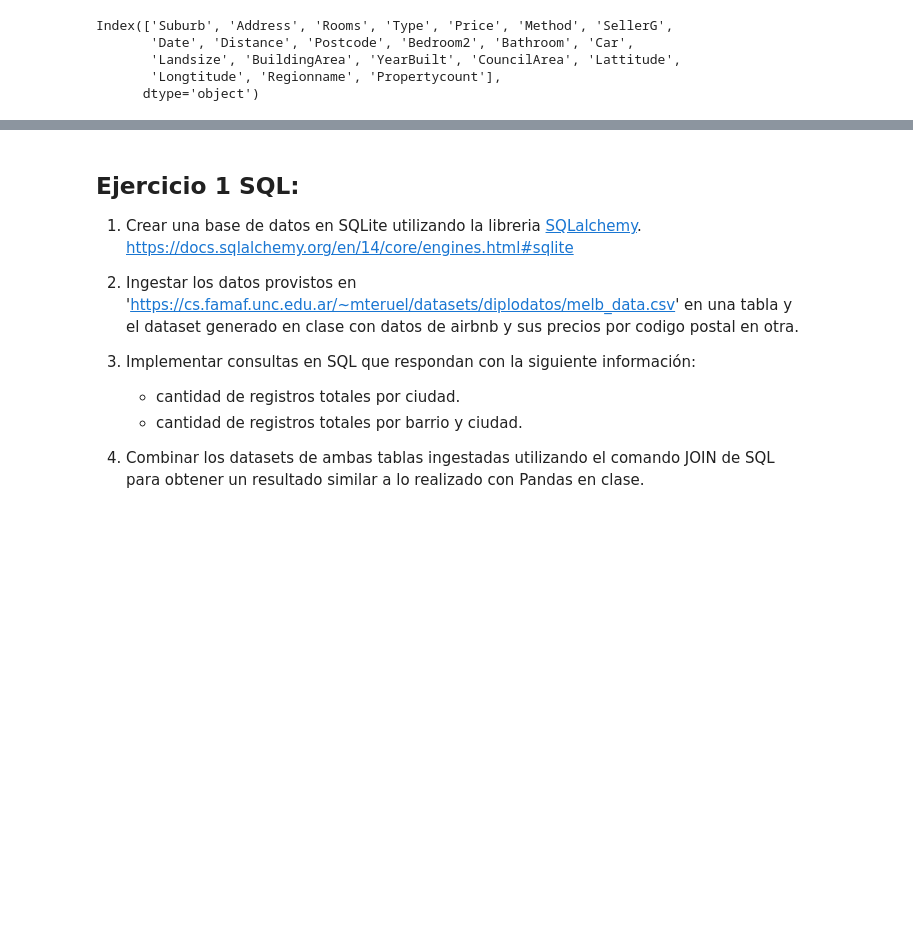
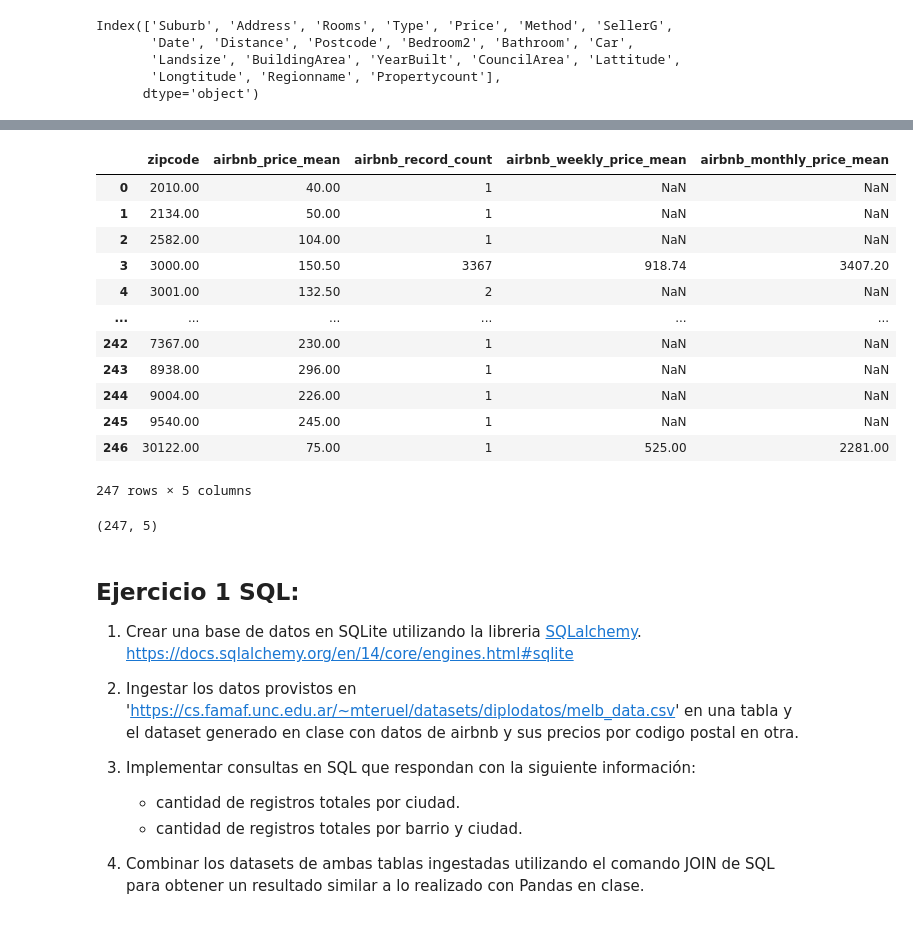
Before and after one commit to CarolinaFassi/DIPLOMATURA, a Jupyter notebook: EyCD_ENTREGABLE_1.ipynb, the cells around one changed output, grey strips where cells are left out. Saved outputs shown, nothing was run; the diff lists cells and outputs as text; code cells hidden in the pictures; blank space fills up the shorter version.

```diff
--- a/EyCD_ENTREGABLE_1.ipynb
+++ b/EyCD_ENTREGABLE_1.ipynb
@@ -89,0 +93,34 @@ airbnb_df[:4]
+# %%
+relevant_cols = ['price', 'weekly_price', 'monthly_price', 'zipcode']
+
+airbnb_price_by_zipcode = airbnb_df[relevant_cols].groupby('zipcode')\
+  .agg({'price': ['mean', 'count'], 'weekly_price': 'mean',
+        'monthly_price': 'mean'})\
+  .reset_index()
+
+airbnb_price_by_zipcode.columns = [
+  ' '.join(col).strip()
+  for col in airbnb_price_by_zipcode.columns.values]
+# Rename columns
+airbnb_price_by_zipcode = airbnb_price_by_zipcode.rename(
+    columns={'price mean': 'airbnb_price_mean',
+             'price count': 'airbnb_record_count',
+             'weekly_price mean': 'airbnb_weekly_price_mean',
+             'monthly_price mean': 'airbnb_monthly_price_mean'}
+)
+
+airbnb_price_by_zipcode[:]
+# %% [output]
+|  | zipcode | airbnb_price_mean | airbnb_record_count | airbnb_weekly_price_mean | airbnb_monthly_price_mean |
+| 0 | 2010.00 | 40.00 | 1 | NaN | NaN |
+| 1 | 2134.00 | 50.00 | 1 | NaN | NaN |
+| 2 | 2582.00 | 104.00 | 1 | NaN | NaN |
+| 3 | 3000.00 | 150.50 | 3367 | 918.74 | 3407.20 |
+| 4 | 3001.00 | 132.50 | 2 | NaN | NaN |
+| ... | ... | ... | ... | ... | ... |
+| 242 | 7367.00 | 230.00 | 1 | NaN | NaN |
+| 243 | 8938.00 | 296.00 | 1 | NaN | NaN |
+| 244 | 9004.00 | 226.00 | 1 | NaN | NaN |
+| 245 | 9540.00 | 245.00 | 1 | NaN | NaN |
+| 246 | 30122.00 | 75.00 | 1 | 525.00 | 2281.00 |
+247 rows × 5 columns
@@ -90,3 +129,7 @@ airbnb_df[:4]
+# %%
+airbnb_price_by_zipcode.shape
+# %% [output]
+(247, 5)
 # %% [markdown]
 ## Ejercicio 1 SQL:
 
```
Also changed, not shown: parts of 29 cells of this notebook.
